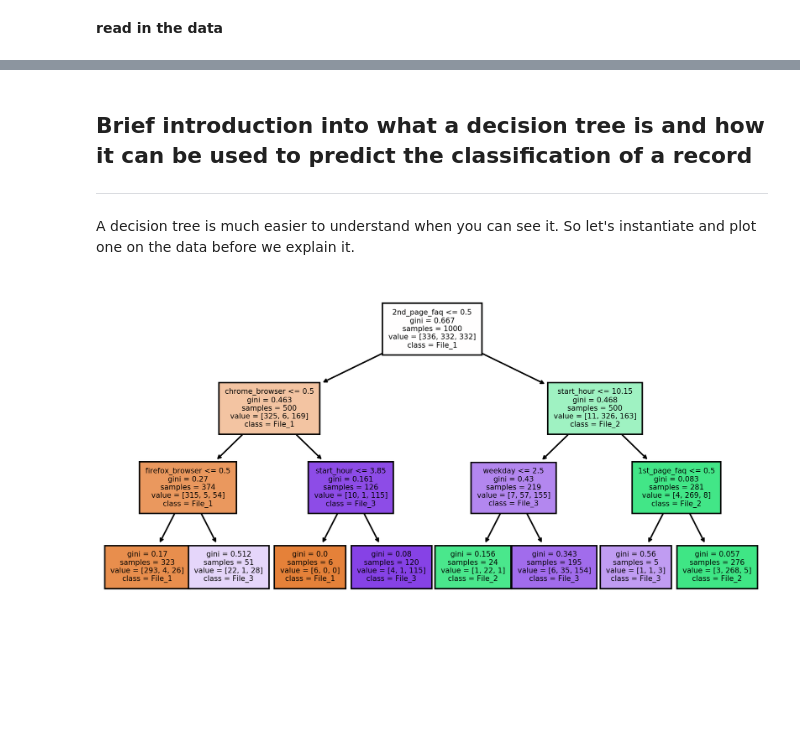
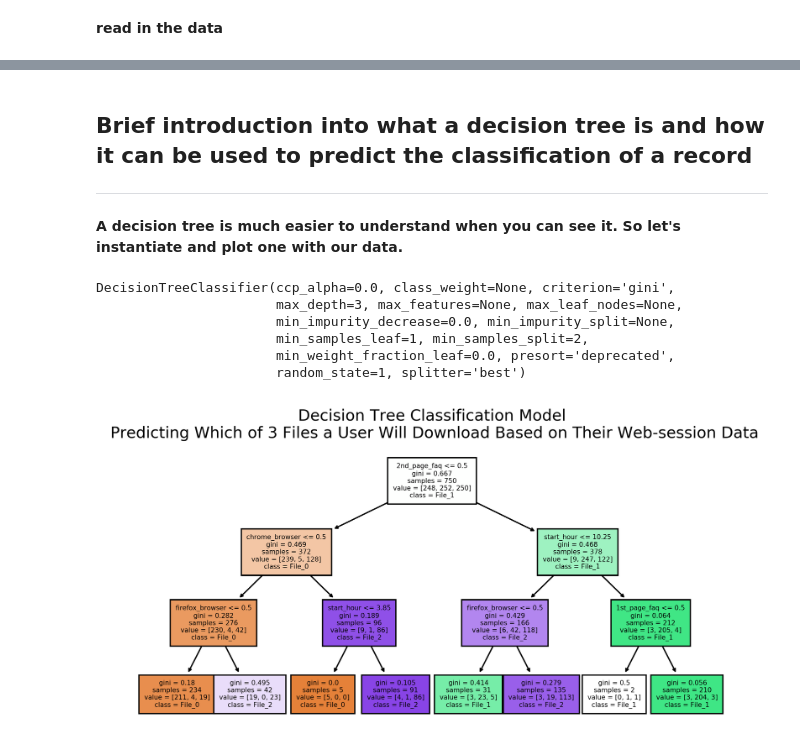
Before and after one commit to paulo-metrostar/intro-clf-trees, a Jupyter notebook: 2.1-understanding-decision-tree-classification.ipynb, the cells around one changed output, grey strips where cells are left out. Cells and saved outputs as stored; diff of their text form; code cells hidden in the pictures; blank space fills up the shorter version.

```diff
--- a/2.1-understanding-decision-tree-classification.ipynb
+++ b/2.1-understanding-decision-tree-classification.ipynb
@@ -85,45 +106,53 @@ Including things like the time they accessed the site, the browser they are usin
 # %% [markdown]
 ## Brief introduction into what a decision tree is and how it can be used to predict the classification of a record
 ---
-A decision tree is much easier to understand when you can see it. So let's instantiate and plot one on the data before we explain it.
+
+**A decision tree is much easier to understand when you can see it. So let's instantiate and plot one with our data.**
+# %%
+# instantiate a decision tree classifier
+classifier = DecisionTreeClassifier(
+    # use an integer to ensure reproducible results
+    random_state = 1,
+    # declare how manny levels we want the tree to have (we'll start with 3 for simplicity)
+    max_depth = 3
+)
+# fit the model to the training data
+classifier.fit(
+    # data without the target
+    X_train,
+    # target labels/classes
+    y_train
+)
+# %% [output]
+DecisionTreeClassifier(ccp_alpha=0.0, class_weight=None, criterion='gini',
+                       max_depth=3, max_features=None, max_leaf_nodes=None,
+                       min_impurity_decrease=0.0, min_impurity_split=None,
+                       min_samples_leaf=1, min_samples_split=2,
+                       min_weight_fraction_leaf=0.0, presort='deprecated',
+                       random_state=1, splitter='best')
 # %%
-# instantiate a decision tree classifier
-classifier = DecisionTreeClassifier(
-    # use an integer to ensure reproducible results
-    random_state = 1,
-    # declare how manny levels we want the tree to have (we'll start with 3 for simplicity)
-    max_depth = 3
-)
-# fit the model to the data
-classifier.fit(
-    # data without the target
-    web_sesh_df.drop(columns = ['TARGET_DOWNLOAD']),
-    # target labels/classes
-    web_sesh_df['TARGET_DOWNLOAD']
-)
-
-# define a figure and axes to plot in
+# define a figure and axes in which to plot
 fig, axes = plt.subplots(
     # one by one grid of subplots (aka one plot)
     1,1,
     # size of the figure
     figsize = (8,4),
-    # dots per inch
+    # dots per inch (resolution of the image)
     dpi = 300
 )
-
-# plot the tree again
+# plot the tree
 tree.plot_tree(
     # declare the tree to plot
     classifier,
     # feature names, are the column headers (except for the target column)
-    feature_names = web_sesh_df.drop(columns = ['TARGET_DOWNLOAD']).columns,
-    # [class_1, class_2, ... class_n]
-    class_names = ['File_1', 'File_2', 'File_3'],
+    feature_names = X_train.columns,
+    # the labels of the predicted classes
+    class_names = ['File_0', 'File_1', 'File_2'],
     # fill in the nodes according to how "pure" the predicted set is at each node
     filled = True,
     fontsize=5,
 )
+plt.title('Decision Tree Classification Model\n Predicting Which of 3 Files a User Will Download Based on Their Web-session Data')
 plt.show()
 # %% [output]
-[figure, old version]
+[figure, new version]
```
Also changed, not shown: parts of 14 cells of this notebook, 2 other files.
